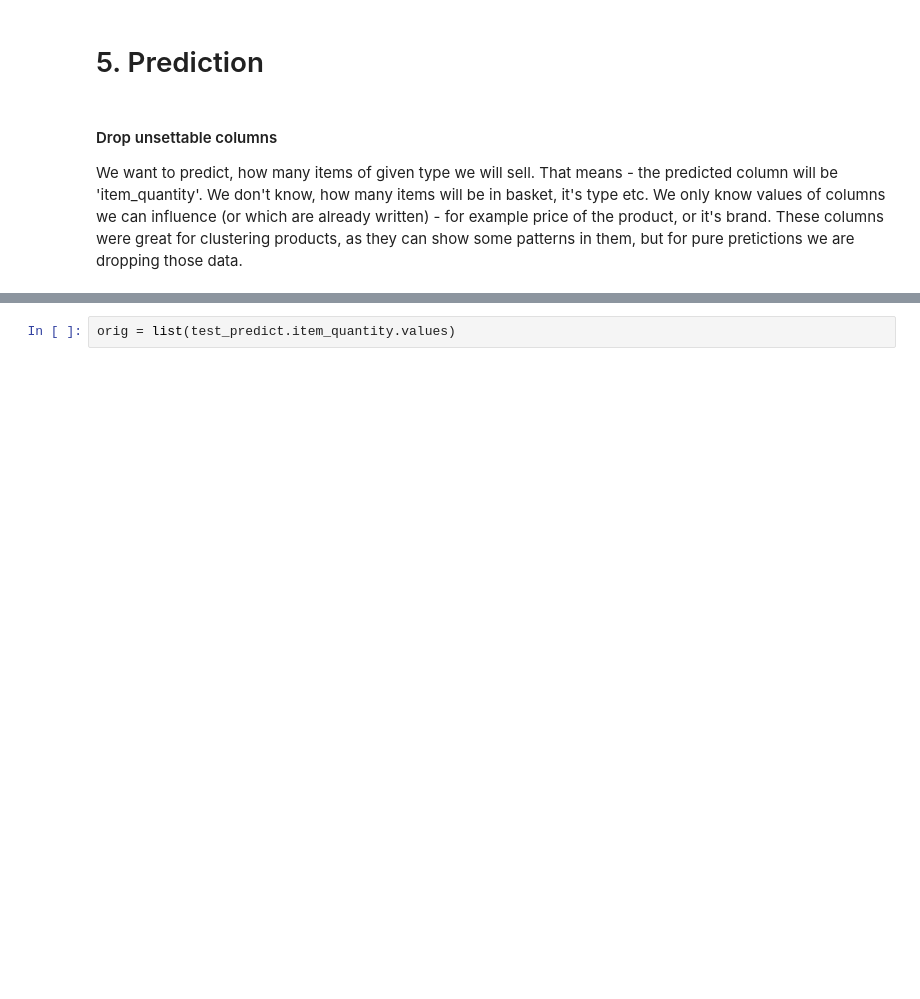
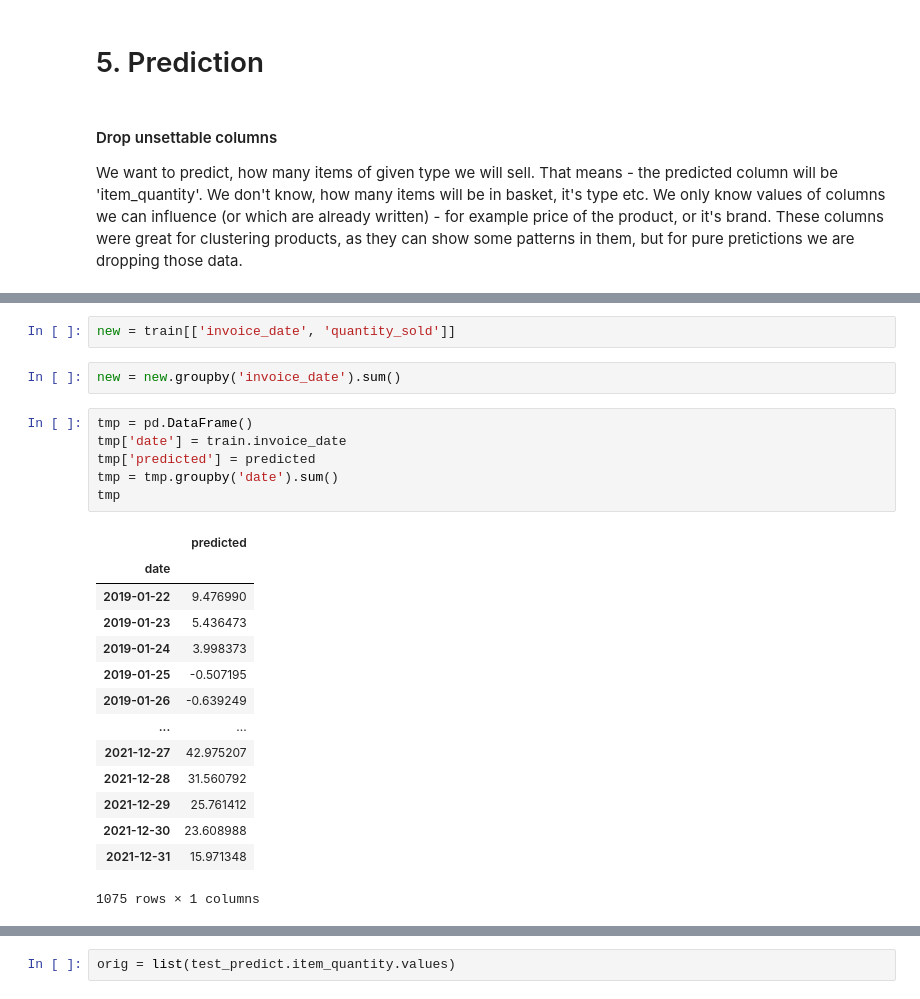
Before and after one commit to xSchon/BP, a Jupyter notebook: Preprocessing.ipynb, the cells around one changed output, grey strips where cells are left out. Drawn from its saved outputs; the diff is of its cells as text; blank space fills up the shorter version.

```diff
--- a/Preprocessing.ipynb
+++ b/Preprocessing.ipynb
@@ -347,0 +679,25 @@ test_predict
+# %%
+new = train[['invoice_date', 'quantity_sold']]
+# %%
+new = new.groupby('invoice_date').sum()
+# %%
+tmp = pd.DataFrame()
+tmp['date'] = train.invoice_date
+tmp['predicted'] = predicted
+tmp = tmp.groupby('date').sum()
+tmp
+# %% [output]
+|  | predicted |
+| date |  |
+| 2019-01-22 | 9.476990 |
+| 2019-01-23 | 5.436473 |
+| 2019-01-24 | 3.998373 |
+| 2019-01-25 | -0.507195 |
+| 2019-01-26 | -0.639249 |
+| ... | ... |
+| 2021-12-27 | 42.975207 |
+| 2021-12-28 | 31.560792 |
+| 2021-12-29 | 25.761412 |
+| 2021-12-30 | 23.608988 |
+| 2021-12-31 | 15.971348 |
+1075 rows × 1 columns
```
Also changed, not shown: parts of 65 cells of this notebook.
